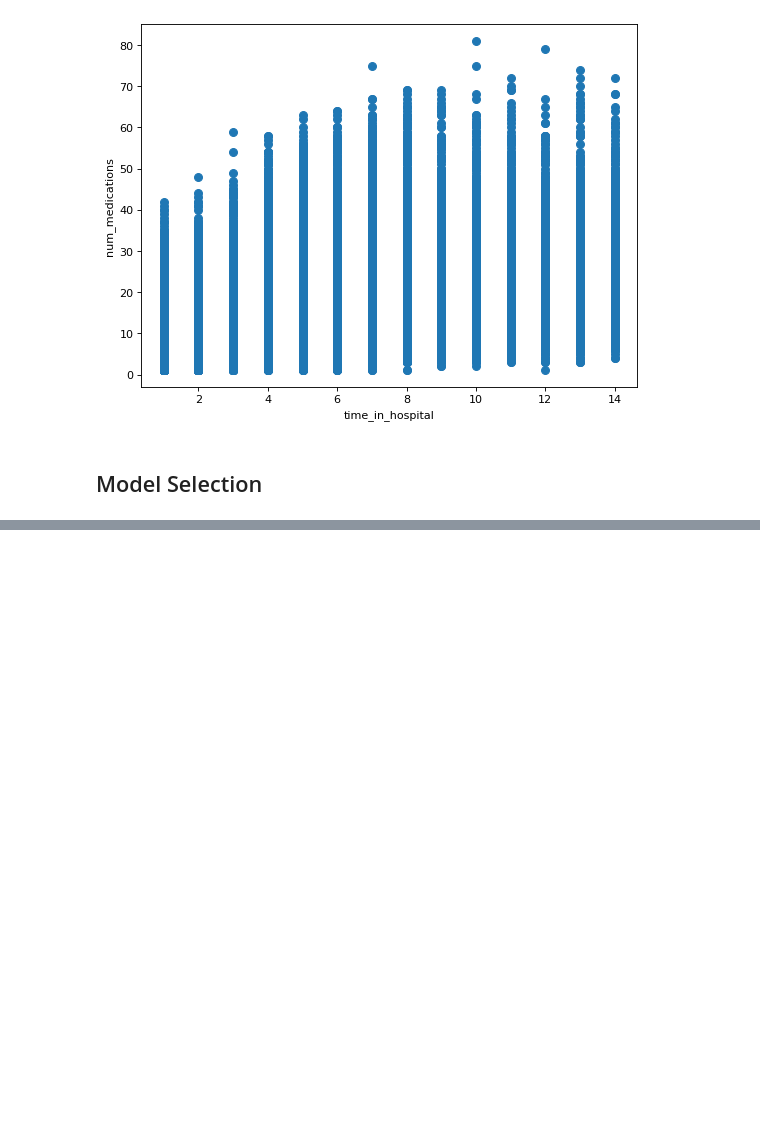
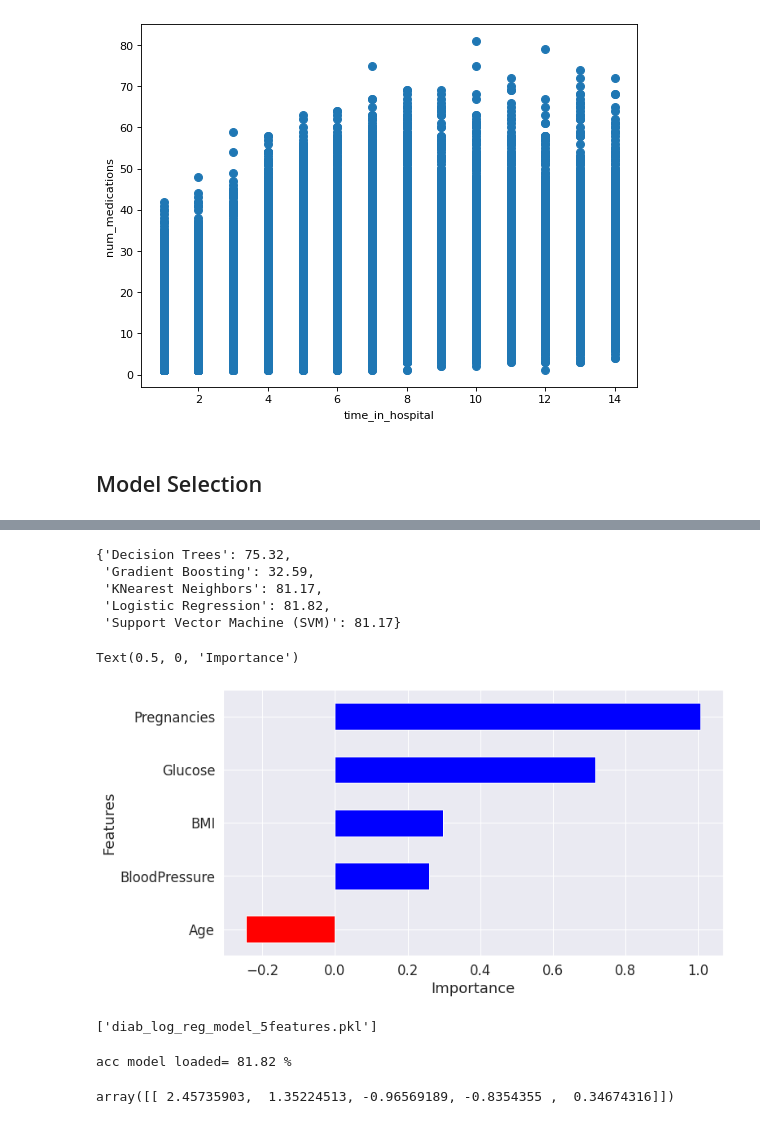
Before and after one commit to psalinas505/python-diabetes, a Jupyter notebook: Python_Diabetes_PS_NN_BB.ipynb, the cells around one changed output, grey strips where cells are left out. Saved outputs shown, nothing was run; the diff lists cells and outputs as text; code cells hidden in the pictures; blank space fills up the shorter version.

```diff
--- a/Python_Diabetes_PS_NN_BB.ipynb
+++ b/Python_Diabetes_PS_NN_BB.ipynb
@@ -1000,0 +955,3 @@ for i, (clf_name, clf) in enumerate(classifiers.items()):
+# %%
+# select features with coeff > 0.20 + Blood Pressure
+cols_selected = ['Glucose', 'BMI', 'Age', 'Pregnancies', 'BloodPressure']#, 'DiabetesPedigreeFunction']
@@ -1000,0 +1003,18 @@ for i, (clf_name, clf) in enumerate(classifiers.items()):
+# %%
+# 1. define classifiers
+
+classifiers = {
+    'Logistic Regression': LogisticRegression(),
+
+    'KNearest Neighbors': KNeighborsClassifier(),
+
+    'Decision Trees': DecisionTreeClassifier(min_samples_leaf=6, max_depth=5),
+
+    'Support Vector Machine (SVM)': svm.SVC(kernel='linear', C=0.01), #kernel='sigmoid','rbf') #kernel='linear', C=0.01
+
+    'Gradient Boosting': ensemble.GradientBoostingRegressor(n_estimators= 500,
+          max_depth= 4,
+          min_samples_split= 5,
+          learning_rate= 0.01,
+          loss= 'ls')
+}
@@ -1000,0 +1098,9 @@ for i, (clf_name, clf) in enumerate(classifiers.items()):
+# %%
+# Resume Model and Accuracy Porcentage results
+results
+# %% [output]
+{'Decision Trees': 75.32,
+ 'Gradient Boosting': 32.59,
+ 'KNearest Neighbors': 81.17,
+ 'Logistic Regression': 81.82,
+ 'Support Vector Machine (SVM)': 81.17}
@@ -1000,0 +1109,20 @@ for i, (clf_name, clf) in enumerate(classifiers.items()):
+# %%
+# Show importance of each features variable used in the Logistic Rregression Model created
+
+log_reg = LogisticRegression()
+log_reg.fit(X_train, y_train)
+y_pred = clf.predict(X_test)
+
+coeff = list(log_reg.coef_[0])
+labels = list(diabetes.drop(['Outcome', 'SkinThickness', 'Insulin','DiabetesPedigreeFunction'],1).columns)
+features = pd.DataFrame()
+features['Features'] = labels
+features['importance'] = coeff
+features.sort_values(by=['importance'], ascending=True, inplace=True)
+features['positive'] = features['importance'] > 0
+features.set_index('Features', inplace=True)
+features.importance.plot(kind='barh', figsize=(11, 6),color = features.positive.map({True: 'blue', False: 'red'}))
+plt.xlabel('Importance')
+# %% [output]
+Text(0.5, 0, 'Importance')
+[figure, added]
@@ -1000,0 +1133,28 @@ for i, (clf_name, clf) in enumerate(classifiers.items()):
+# %%
+import sklearn.externals
+import joblib
+
+joblib.dump([log_reg, means, stds], 'diab_log_reg_model_5features.pkl')
+# %% [output]
+['diab_log_reg_model_5features.pkl']
+# %%
+####################
+## Load the model
+####################
+
+log_reg_model, means, stds = joblib.load('diab_log_reg_model_5features.pkl')
+
+# calculate accurancy score (should be the same)
+acc_model = log_reg_model.score(X_test, y_test)
+print(f"acc model loaded= {round(acc_model*100, 2)} %")
+# %% [output]
+acc model loaded= 81.82 %
+# %%
+#####################################
+## Make a prediction with loaded model
+#####################################
+# if sample is not normalizalized (sample-means) / stds
+X_value = X_test[:1]
+X_value
+# %% [output]
+array([[ 2.45735903,  1.35224513, -0.96569189, -0.8354355 ,  0.34674316]])
```
Also changed, not shown: parts of 23 cells of this notebook.
